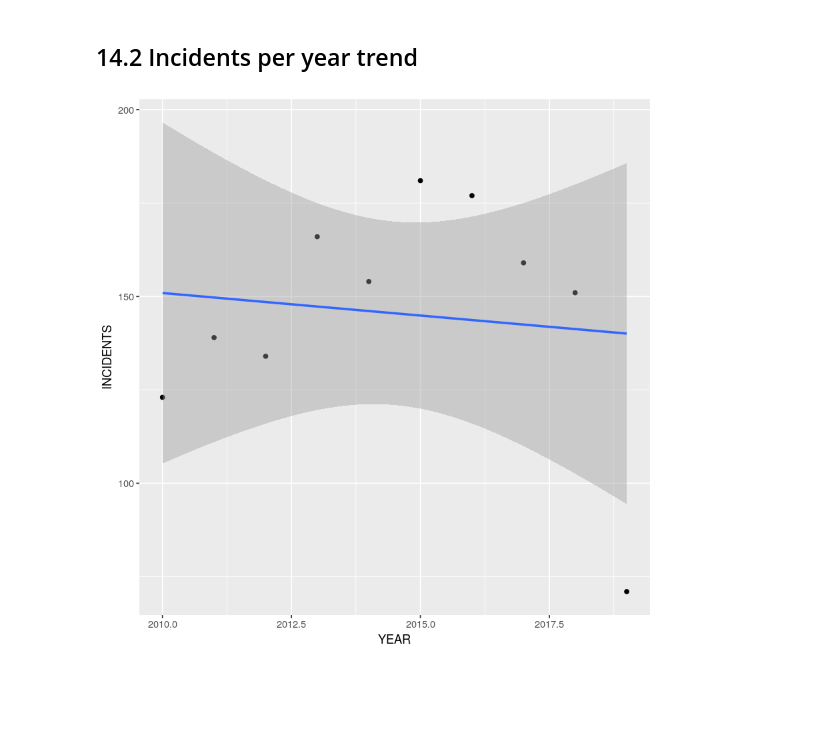
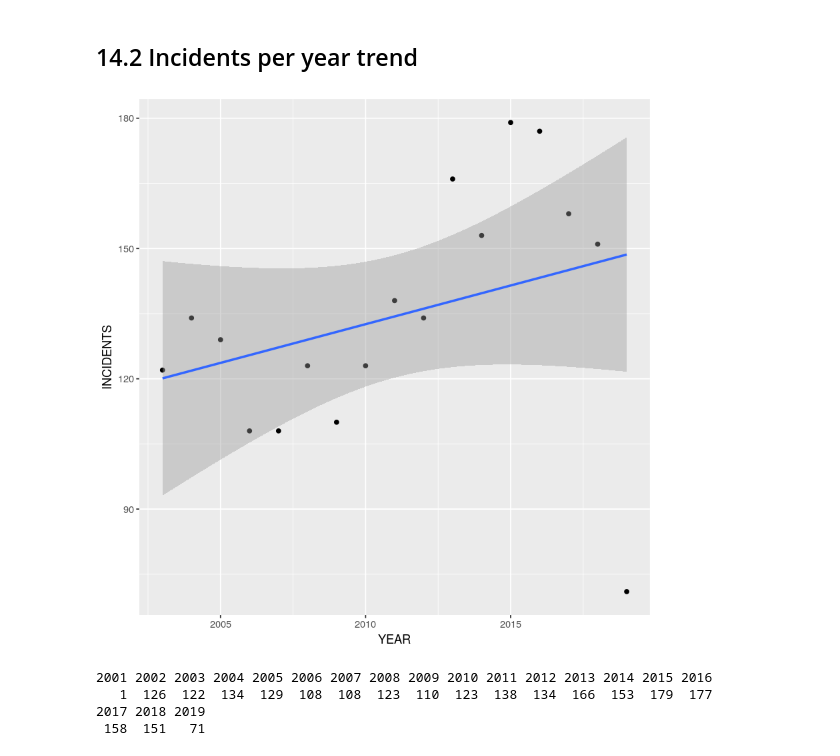
Before and after one commit to julianbarg/oil_industry, a Jupyter notebook: workbooks/14r_data_visualizations.ipynb, the cells around one changed output. Drawn from its saved outputs; the diff is of its cells as text; code cells hidden in the pictures; blank space fills up the shorter version.

```diff
--- a/workbooks/14r_data_visualizations.ipynb
+++ b/workbooks/14r_data_visualizations.ipynb
@@ -3,7 +3,7 @@
 # %% [markdown]
 ## Setup
 # %%
-incidents_selected_file <- '../preprocessed_data/incidents_renamed_2019-08-21.feather'
+incidents_selected_file <- '../preprocessed_data/incidents_selected_2019-09-10.feather'
 # %%
 library(tidyverse)
 library(lubridate)
@@ -153,10 +156,18 @@ It seems the number of incidents that occur (or are reported) on offshore pipeli
 # %%
 incidents %>%
     filter(SIGNIFICANT == TRUE) %>%
+    filter(YEAR > 2002) %>%
     group_by(YEAR) %>%
     summarize(INCIDENTS = n()) %>%
     ggplot(aes(x=YEAR, y=INCIDENTS)) +
         geom_point() +
         geom_smooth(method="lm")
 # %% [output]
-[figure, old version]
+[figure, new version]
+# %%
+table(subset(incidents, SIGNIFICANT==TRUE, YEAR))
+# %% [output]
+2001 2002 2003 2004 2005 2006 2007 2008 2009 2010 2011 2012 2013 2014 2015 2016
+   1  126  122  134  129  108  108  123  110  123  138  134  166  153  179  177
+2017 2018 2019
+ 158  151   71
```
Also changed, not shown: parts of 12 cells of this notebook, 1 other file.
